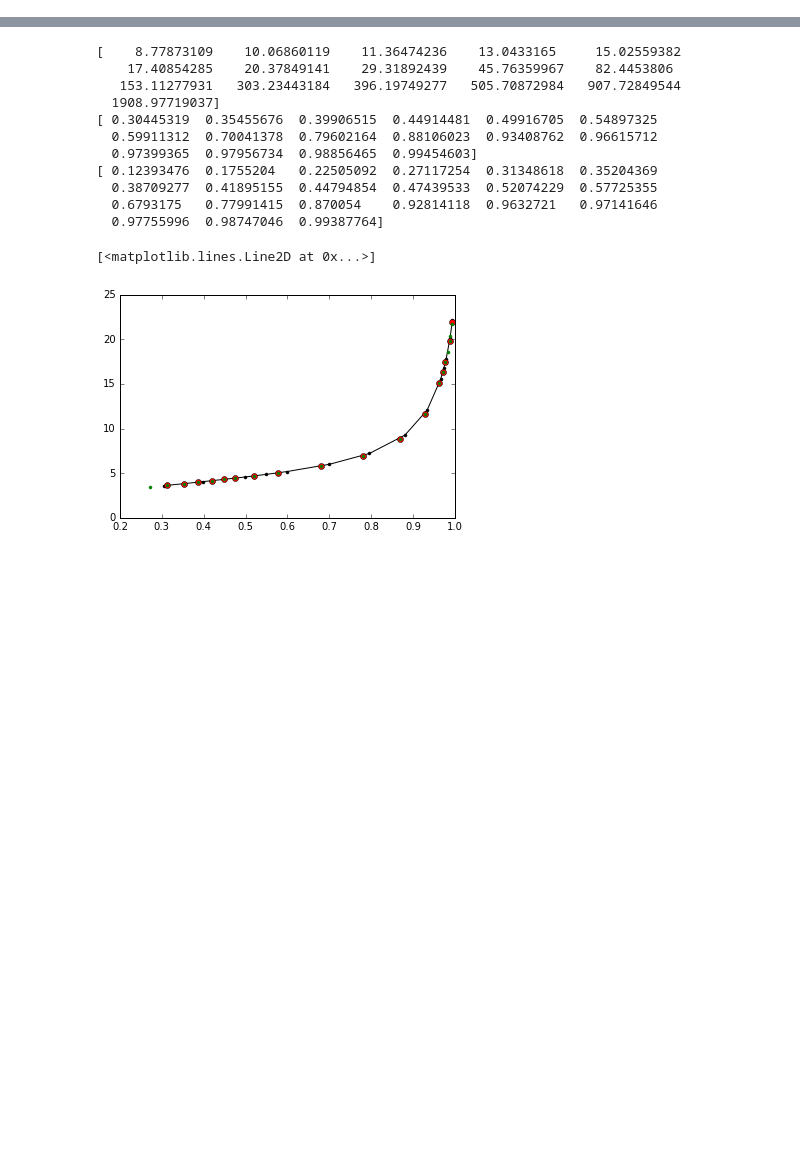
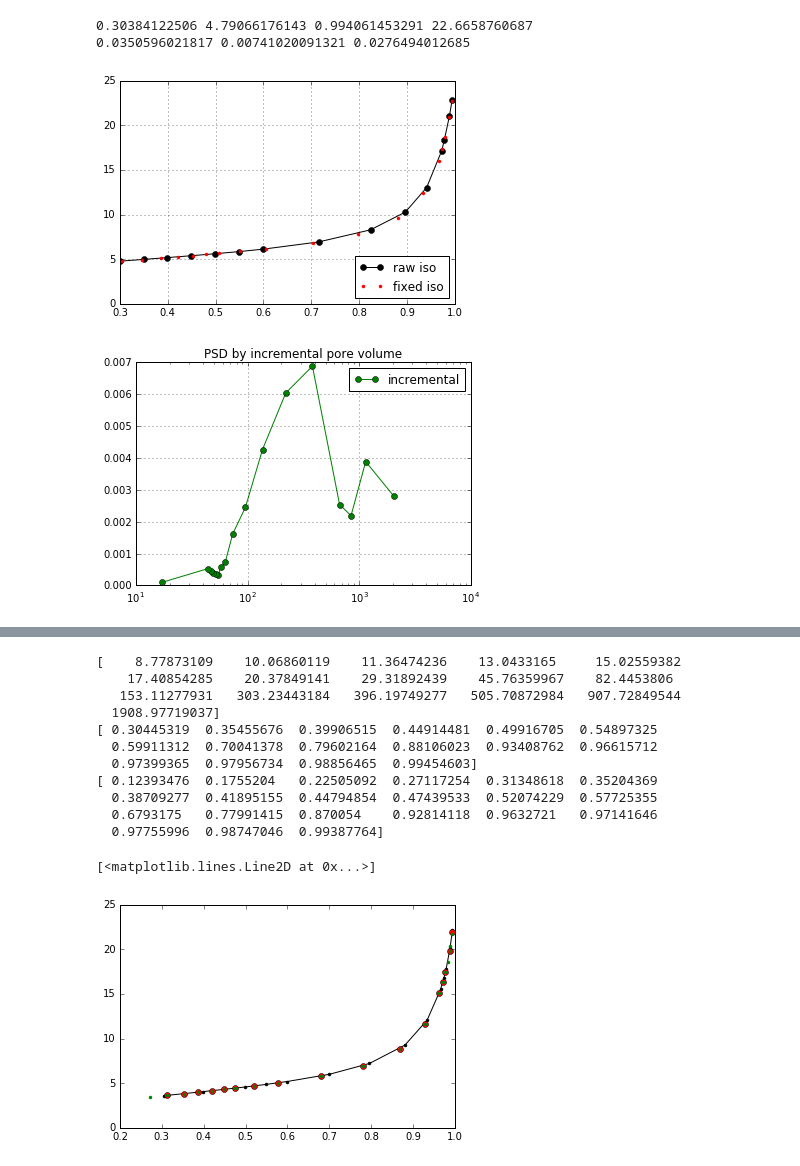
Before and after one commit to jianghan2013/gas-adsorption1, a Jupyter notebook: test.ipynb, the cells around one changed output, grey strips where cells are left out. Cells and saved outputs as stored; diff of their text form; code cells hidden in the pictures; blank space fills up the shorter version.

```diff
--- a/test.ipynb
+++ b/test.ipynb
@@ -9,6 +9,25 @@ import pandas as pd
 # %%
 from BJH_function import BJH_calculation
 #from BJH_function import test_isotherm
+# %%
+filename = 'pyrolysis_2_93.xlsx'
+filename ='test_iso.xlsx'
+sheetname = '3_14_650_N2'
+gas_type = 'N2'
+use_pressure = True
+iso_df = pd.read_excel(filename,sheetname=sheetname)
+p_measure = np.array(iso_df['p_rels'])
+q_measure = np.array(iso_df['q_abs'])
+my_BJH = BJH_calculation.BJH_method(p_measure,q_measure,use_pressure=use_pressure,gas_type=gas_type)
+my_BJH.do_BJH()
+my_BJH.plot_isotherm()
+my_BJH.plot_BJH_psd()
+print(my_BJH.vpore_total,my_BJH.vpore_micro,my_BJH.vpore_meso)
+# %% [output]
+0.30384122506 4.79066176143 0.994061453291 22.6658760687
+0.0350596021817 0.00741020091321 0.0276494012685
+[figure, added]
+[figure, added]
 # %%
 filename = 'pyrolysis_2_93.xlsx'
 filename ='test_iso.xlsx'
```
Also changed, not shown: parts of 2 cells of this notebook, 4 other files.
